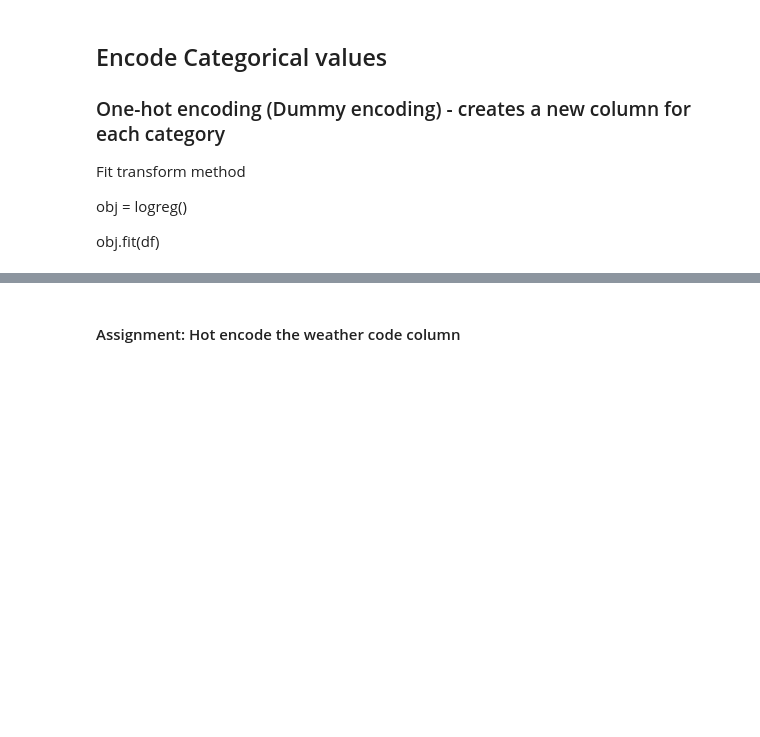
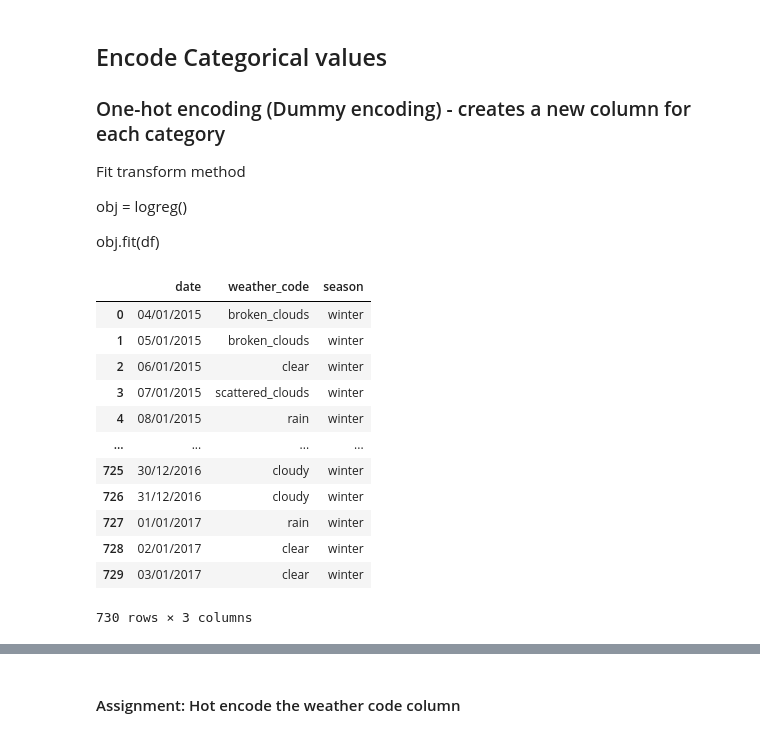
Before and after one commit to sourceCodeSherpa/csaafrica_intro_to_ds, a Jupyter notebook: notebooks/Day9_Data_Preparation.ipynb, the cells around one changed output, grey strips where cells are left out. Saved outputs shown, nothing was run; the diff lists cells and outputs as text; code cells hidden in the pictures; blank space fills up the shorter version.

```diff
--- a/notebooks/Day9_Data_Preparation.ipynb
+++ b/notebooks/Day9_Data_Preparation.ipynb
@@ -156,5 +156,20 @@ obj = logreg()
 
 obj.fit(df)
 # %%
-# bike_data.select_dtypes(include = 'object')
-# bike_data
+#
+# Pick only the columns that contain text (strings) from bike_data DataFrame.
+bike_data.select_dtypes(include = 'object')
+# %% [output]
+|  | date | weather_code | season |
+| 0 | 04/01/2015 | broken_clouds | winter |
+| 1 | 05/01/2015 | broken_clouds | winter |
+| 2 | 06/01/2015 | clear | winter |
+| 3 | 07/01/2015 | scattered_clouds | winter |
+| 4 | 08/01/2015 | rain | winter |
+| ... | ... | ... | ... |
+| 725 | 30/12/2016 | cloudy | winter |
+| 726 | 31/12/2016 | cloudy | winter |
+| 727 | 01/01/2017 | rain | winter |
+| 728 | 02/01/2017 | clear | winter |
+| 729 | 03/01/2017 | clear | winter |
+730 rows × 3 columns
```
Also changed, not shown: parts of 9 cells of this notebook.
